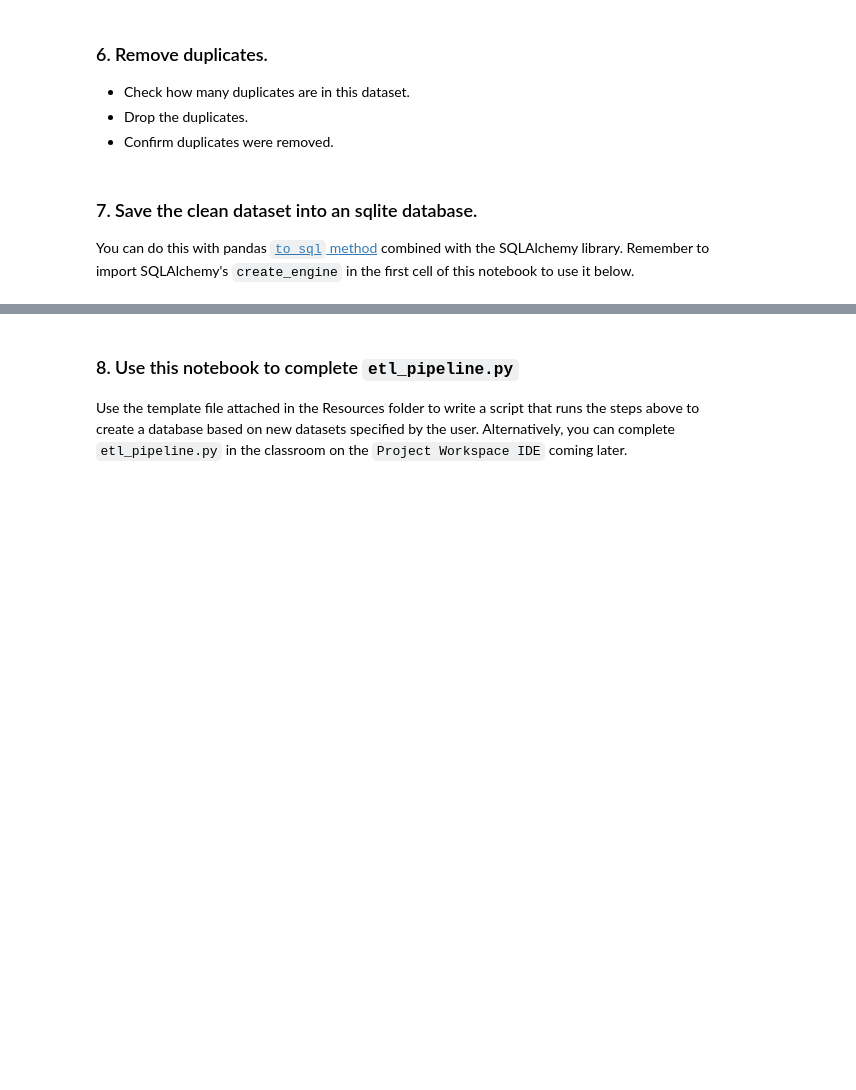
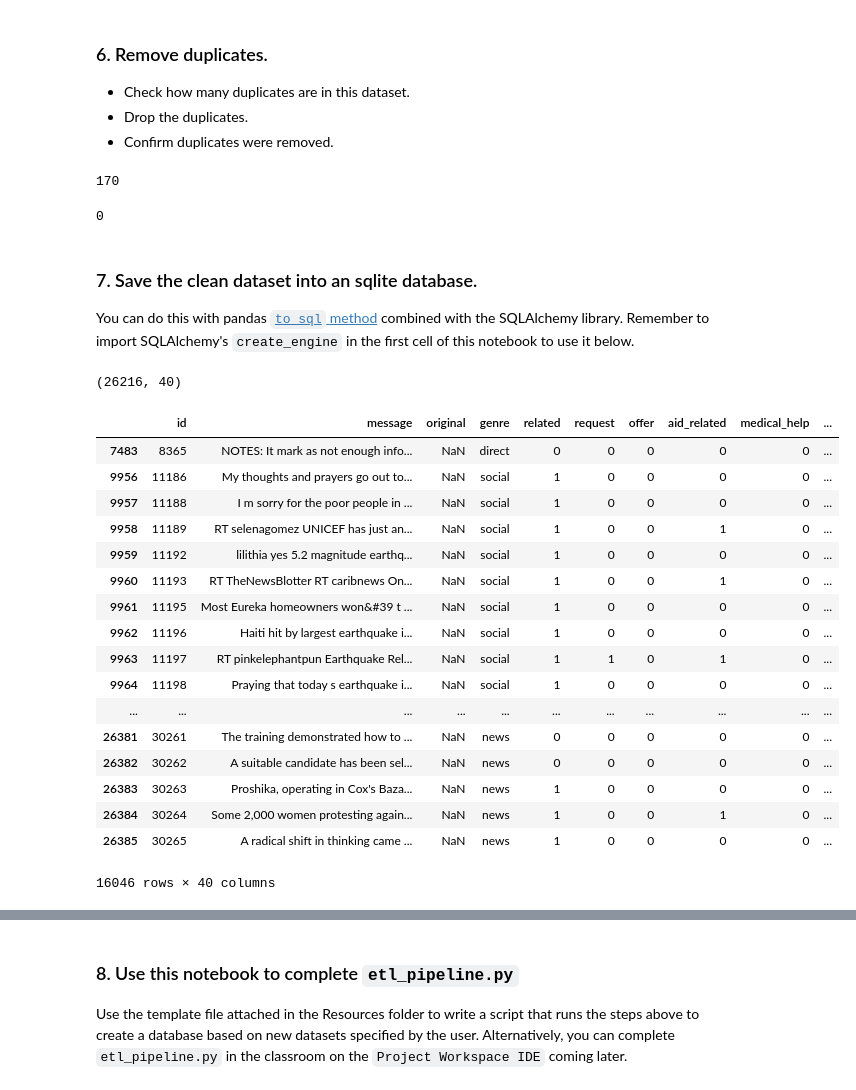
Before and after one commit to louwjlabuschagne/disaster-response-pipeline, a Jupyter notebook: notebooks/ETL Pipeline Preparation.ipynb, the cells around one changed output, grey strips where cells are left out. Cells and saved outputs as stored; diff of their text form; code cells hidden in the pictures; blank space fills up the shorter version.

```diff
--- a/notebooks/ETL Pipeline Preparation.ipynb
+++ b/notebooks/ETL Pipeline Preparation.ipynb
@@ -71,8 +106,8 @@ categories.head()
 # %%
 for column in categories:
     # set each value to be the last character of the string
-    categories[column] =
+    categories[column] = categories[column].str[-1]
 
     # convert column from string to numeric
-    categories[column] =
+    categories[column] = categories[column].astype(int)
 categories.head()
@@ -82,6 +125,6 @@ categories.head()
 - Concatenate df and categories data frames.
 # %%
 # drop the original categories column from `df`
-
+df.drop('categories', axis=1, inplace=True)
 
 df.head()
@@ -88,4 +138,4 @@ df.head()
 # %%
 # concatenate the original dataframe with the new `categories` dataframe
-df =
+df = pd.concat([df, categories], axis=1)
 df.head()
@@ -96,10 +154,17 @@ df.head()
 - Confirm duplicates were removed.
 # %%
 # check number of duplicates
+df.duplicated().sum()
+# %% [output]
+170
 # %%
 # drop duplicates
+df.drop_duplicates(inplace=True)
 # %%
 # check number of duplicates
+df.duplicated().sum()
+# %% [output]
+0
 # %% [markdown]
 ### 7. Save the clean dataset into an sqlite database.
 You can do this with pandas [`to_sql` method](https://pandas.pydata.org/pandas-docs/stable/generated/pandas.DataFrame.to_sql.html) combined with the SQLAlchemy library. Remember to import SQLAlchemy's `create_engine` in the first cell of this notebook to use it below.
@@ -108,0 +173,25 @@ df.to_sql('InsertTableName', engine, index=False)
+# %%
+df.shape
+# %% [output]
+(26216, 40)
+# %%
+df[df.original.isna()]
+# %% [output]
+|  | id | message | original | genre | related | request | offer | aid_related | medical_help | ... |
+| 7483 | 8365 | NOTES: It mark as not enough info... | NaN | direct | 0 | 0 | 0 | 0 | 0 | ... |
+| 9956 | 11186 | My thoughts and prayers go out to... | NaN | social | 1 | 0 | 0 | 0 | 0 | ... |
+| 9957 | 11188 | I m sorry for the poor people in ... | NaN | social | 1 | 0 | 0 | 0 | 0 | ... |
+| 9958 | 11189 | RT selenagomez UNICEF has just an... | NaN | social | 1 | 0 | 0 | 1 | 0 | ... |
+| 9959 | 11192 | lilithia yes 5.2 magnitude earthq... | NaN | social | 1 | 0 | 0 | 0 | 0 | ... |
+| 9960 | 11193 | RT TheNewsBlotter RT caribnews On... | NaN | social | 1 | 0 | 0 | 1 | 0 | ... |
+| 9961 | 11195 | Most Eureka homeowners won&#39 t ... | NaN | social | 1 | 0 | 0 | 0 | 0 | ... |
+| 9962 | 11196 | Haiti hit by largest earthquake i... | NaN | social | 1 | 0 | 0 | 0 | 0 | ... |
+| 9963 | 11197 | RT pinkelephantpun Earthquake Rel... | NaN | social | 1 | 1 | 0 | 1 | 0 | ... |
+| 9964 | 11198 | Praying that today s earthquake i... | NaN | social | 1 | 0 | 0 | 0 | 0 | ... |
+| ... | ... | ... | ... | ... | ... | ... | ... | ... | ... | ... |
+| 26381 | 30261 | The training demonstrated how to ... | NaN | news | 0 | 0 | 0 | 0 | 0 | ... |
+| 26382 | 30262 | A suitable candidate has been sel... | NaN | news | 0 | 0 | 0 | 0 | 0 | ... |
+| 26383 | 30263 | Proshika, operating in Cox's Baza... | NaN | news | 1 | 0 | 0 | 0 | 0 | ... |
+| 26384 | 30264 | Some 2,000 women protesting again... | NaN | news | 1 | 0 | 0 | 1 | 0 | ... |
+| 26385 | 30265 | A radical shift in thinking came ... | NaN | news | 1 | 0 | 0 | 0 | 0 | ... |
+16046 rows × 40 columns
```
Also changed, not shown: parts of 19 cells of this notebook, 1 other file.
